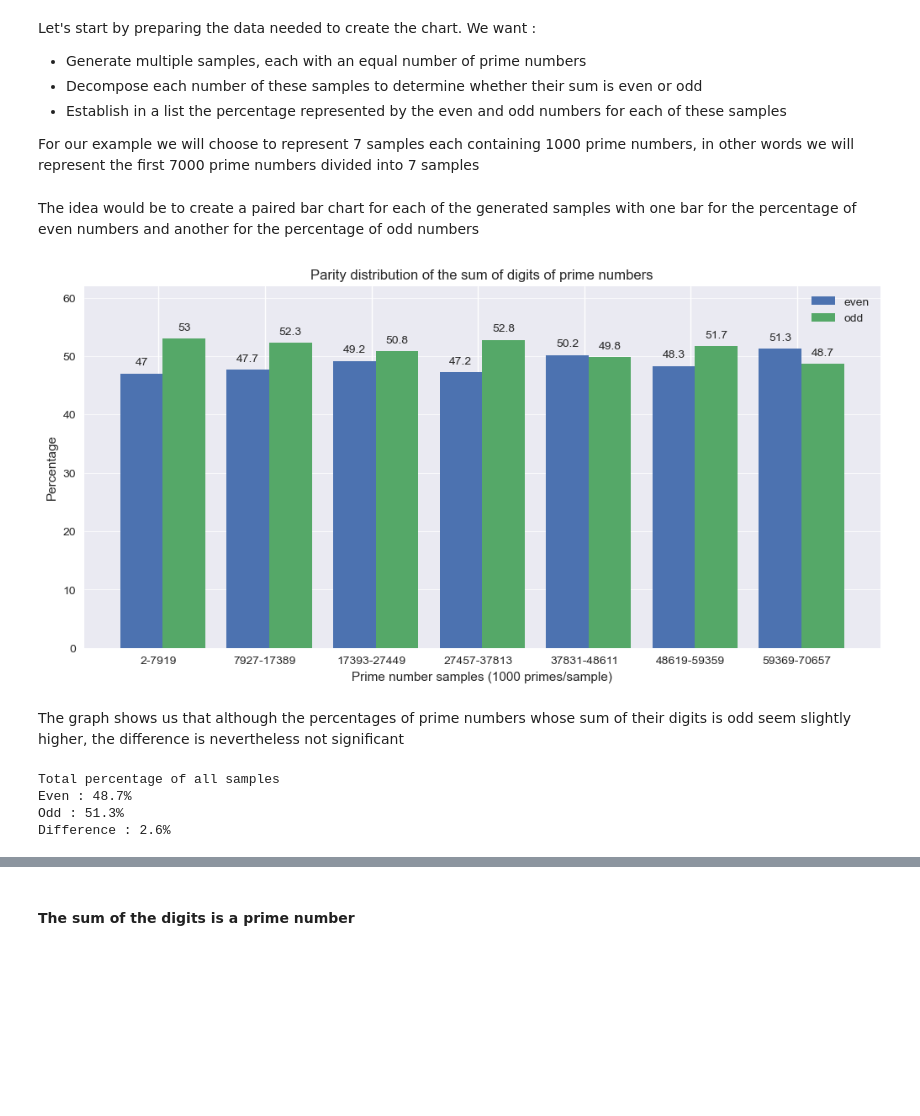
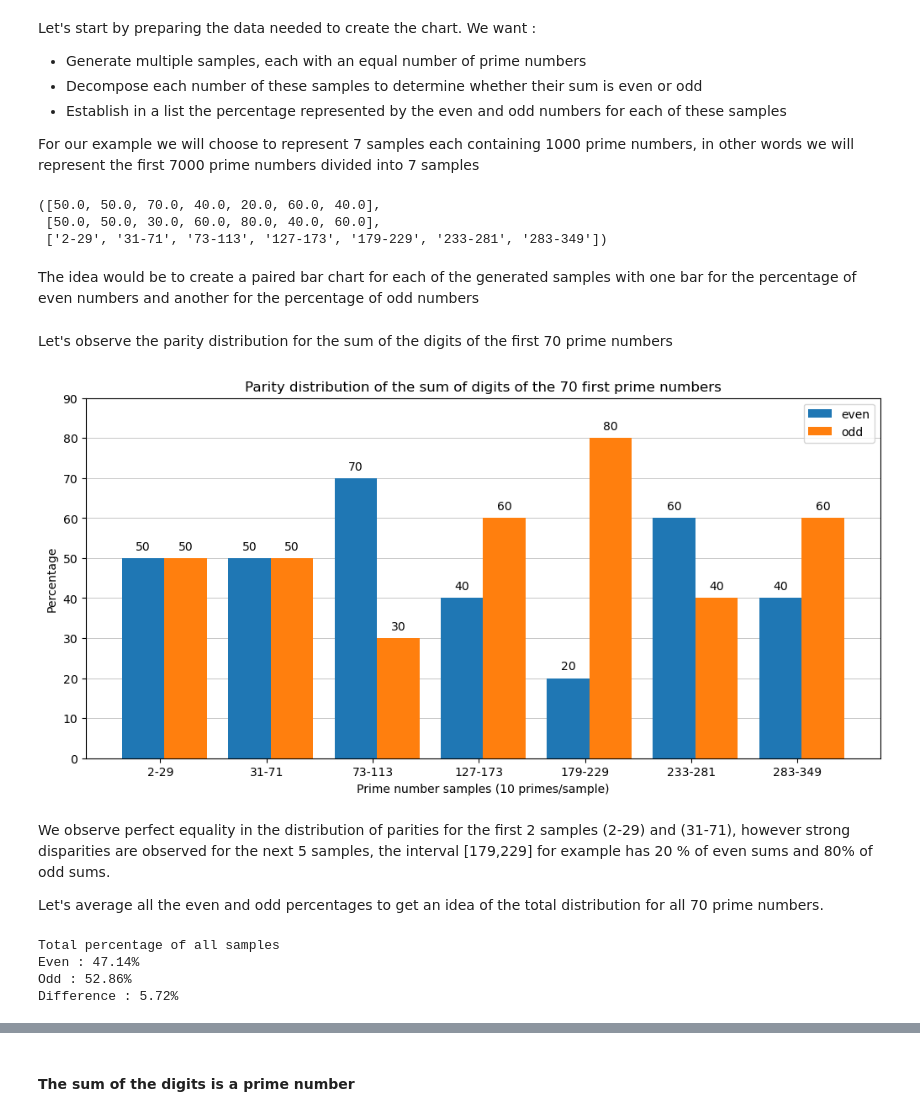
Before and after one commit to Kartmaan/prime_number_analysis, a Jupyter notebook: prime_analysis.ipynb, the cells around one changed output, grey strips where cells are left out. Cells and saved outputs as stored; diff of their text form; code cells hidden in the pictures; blank space fills up the shorter version.

```diff
--- a/prime_analysis.ipynb
+++ b/prime_analysis.ipynb
@@ -365,7 +365,7 @@ Let's start by preparing the data needed to create the chart. We want :
 
 For our example we will choose to represent 7 samples each containing 1000 prime numbers, in other words we will represent the first 7000 prime numbers divided into 7 samples
 # %%
-def sum_stats(sample_length=1000, sample_quantity=7):
+def sum_stats(sample_length=10, sample_quantity=7):
     gen = prime_gen()
 
     even_list=[] # Percentage of even numbers for each sample
@@ -391,10 +391,16 @@ def sum_stats(sample_length=1000, sample_quantity=7):
         odd_list.append(percent(odd, sample_length))
 
     return even_list, odd_list, x_label
+# %%
+sum_stats(sample_length=10, sample_quantity=7)
+# %% [output]
+([50.0, 50.0, 70.0, 40.0, 20.0, 60.0, 40.0],
+ [50.0, 50.0, 30.0, 60.0, 80.0, 40.0, 60.0],
+ ['2-29', '31-71', '73-113', '127-173', '179-229', '233-281', '283-349'])
 # %% [markdown]
 The idea would be to create a paired bar chart for each of the generated samples with one bar for the percentage of even numbers and another for the percentage of odd numbers
 # %%
-def sum_plot(sample_length=1000, sample_quantity=7, rot=0, loc=1):
+def sum_plot(sample_length=10, sample_quantity=7, rot=0, loc=1, ylim=100):
     even_list, odd_list, samples = sum_stats(sample_length=sample_length, sample_quantity=sample_quantity)
 
     #samples = x_label
@@ -416,25 +422,30 @@ def sum_plot(sample_length=1000, sample_quantity=7, rot=0, loc=1):
         ax.bar_label(rects, padding=5)
         multiplier += 1
 
+    primes_qty = sample_length * sample_quantity
     ax.set_ylabel("Percentage")
     ax.set_xlabel(f"Prime number samples ({sample_length} primes/sample)")
-    ax.set_title("Parity distribution of the sum of digits of prime numbers")
+    ax.set_title(f"Parity distribution of the sum of digits of the {primes_qty} first prime numbers")
     ax.set_xticks(x+0.16, samples, rotation=rot)
     ax.legend(loc=loc)
-    ax.set_ylim(0,62)
+    ax.set_ylim(0,ylim)
     ax.yaxis.grid(lw=0.5)
     ax.set_axisbelow(True) # Grid background
-    fig.set_size_inches(10,5)
+    fig.set_size_inches(10,5) # fig size
 
     plt.show()
+# %% [markdown]
+Let's observe the parity distribution for the sum of the digits of the first 70 prime numbers
 # %%
-sum_plot()
+sum_plot(ylim=90)
 # %% [output]
-[figure, old version]
+[figure, new version]
-# %% [markdown]
-The graph shows us that although the percentages of prime numbers whose sum of their digits is odd seem slightly higher, the difference is nevertheless not significant
+# %% [markdown]
+We observe perfect equality in the distribution of parities for the first 2 samples (2-29) and (31-71), however strong disparities are observed for the next 5 samples, the interval [179,229] for example has 20 % of even sums and 80% of odd sums.
+
+Let's average all the even and odd percentages to get an idea of the total distribution for all 70 prime numbers.
 # %%
-even_list, odd_list, _ = sum_stats()
+even_list, odd_list, _ = sum_stats(sample_length=10, sample_quantity=7)
 
 even_mean = round(np.mean(even_list), 2)
 odd_mean = round(np.mean(odd_list), 2)
@@ -446,6 +457,6 @@ print(f"Odd : {odd_mean}%")
 print(f"Difference : {diff}%")
 # %% [output]
 Total percentage of all samples
-Even : 48.7%
-Odd : 51.3%
-Difference : 2.6%
+Even : 47.14%
+Odd : 52.86%
+Difference : 5.72%
```
Also changed, not shown: parts of 14 cells of this notebook.
